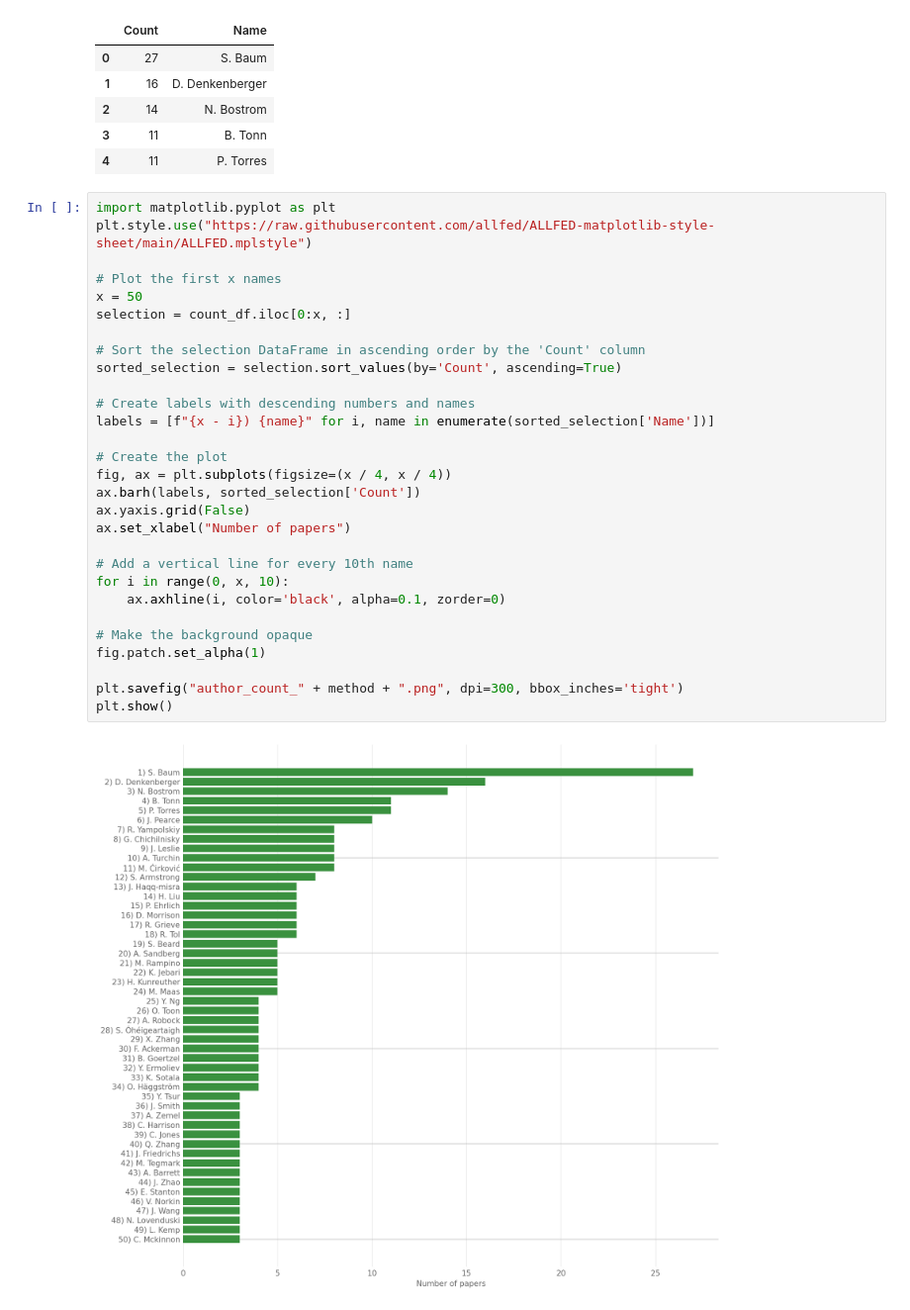
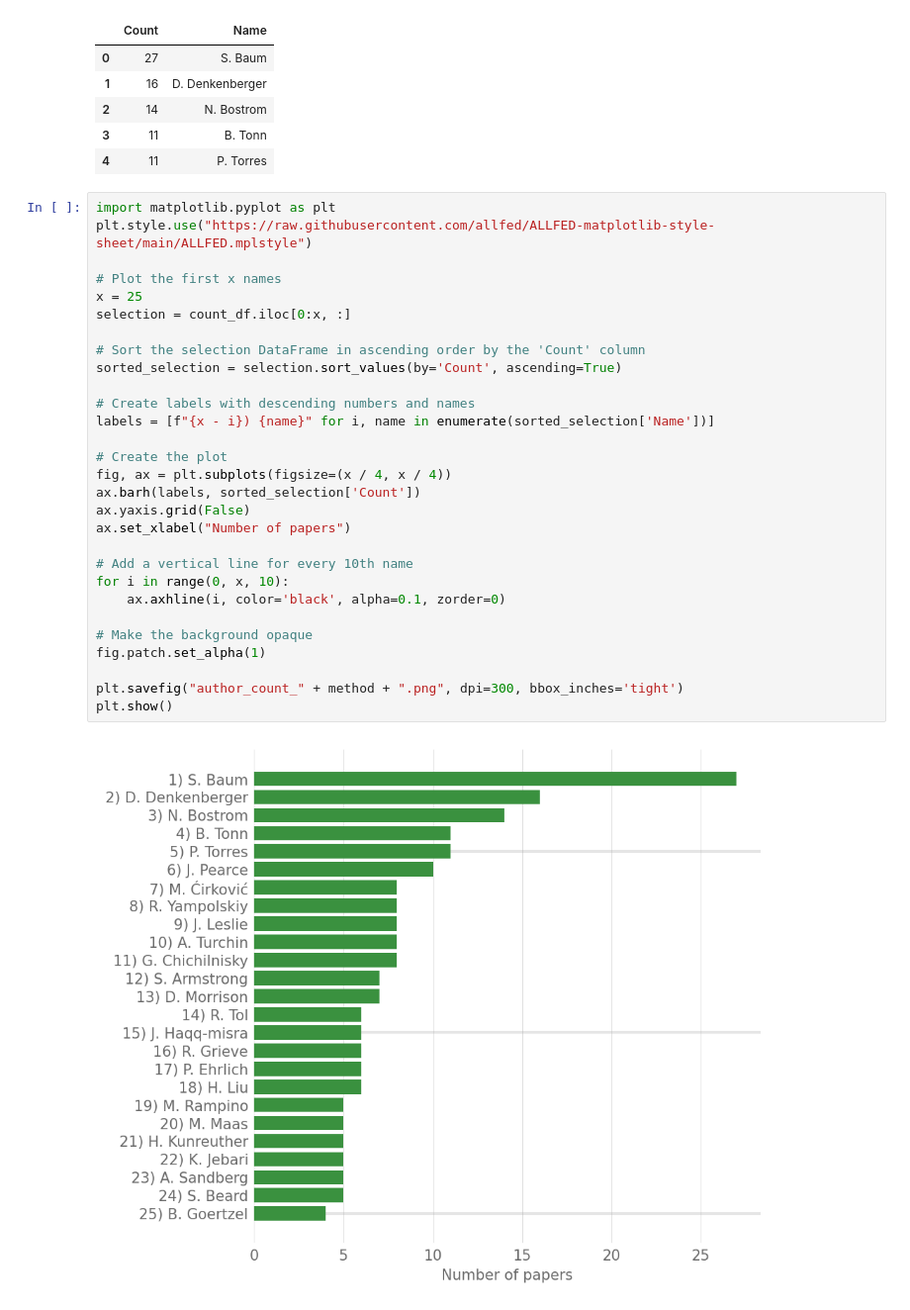
Before and after one commit to florianjehn/X-Risk-Rank, a Jupyter notebook: name_counting.ipynb, the cells around one changed output. Shown at 99% size. Saved outputs shown, nothing was run; the diff lists cells and outputs as text.

```diff
--- a/name_counting.ipynb
+++ b/name_counting.ipynb
@@ -67,31 +67,31 @@ count_df.head()
 # %%
 import matplotlib.pyplot as plt
 plt.style.use("https://raw.githubusercontent.com/allfed/ALLFED-matplotlib-style-sheet/main/ALLFED.mplstyle")
 
 # Plot the first x names
-x = 50
+x = 25
 selection = count_df.iloc[0:x, :]
 
 # Sort the selection DataFrame in ascending order by the 'Count' column
 sorted_selection = selection.sort_values(by='Count', ascending=True)
 
 # Create labels with descending numbers and names
 labels = [f"{x - i}) {name}" for i, name in enumerate(sorted_selection['Name'])]
 
 # Create the plot
 fig, ax = plt.subplots(figsize=(x / 4, x / 4))
 ax.barh(labels, sorted_selection['Count'])
 ax.yaxis.grid(False)
 ax.set_xlabel("Number of papers")
 
 # Add a vertical line for every 10th name
 for i in range(0, x, 10):
     ax.axhline(i, color='black', alpha=0.1, zorder=0)
 
 # Make the background opaque
 fig.patch.set_alpha(1)
 
 plt.savefig("author_count_" + method + ".png", dpi=300, bbox_inches='tight')
 plt.show()
 # %% [output]
-[figure, old version]
+[figure, new version]
```
Also changed, not shown: parts of 4 cells of this notebook, 2 other files.
